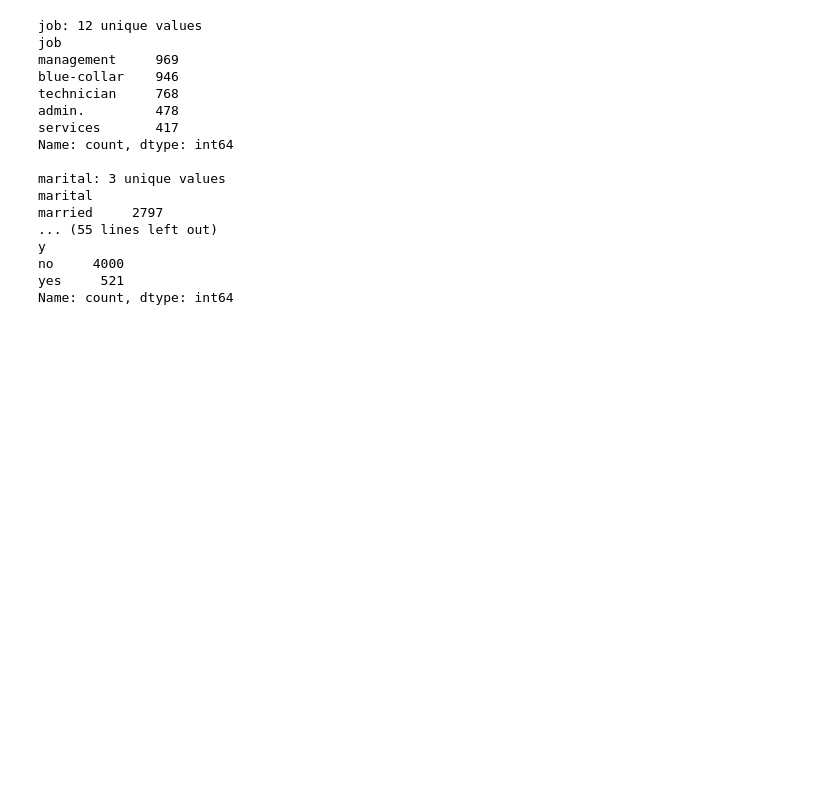
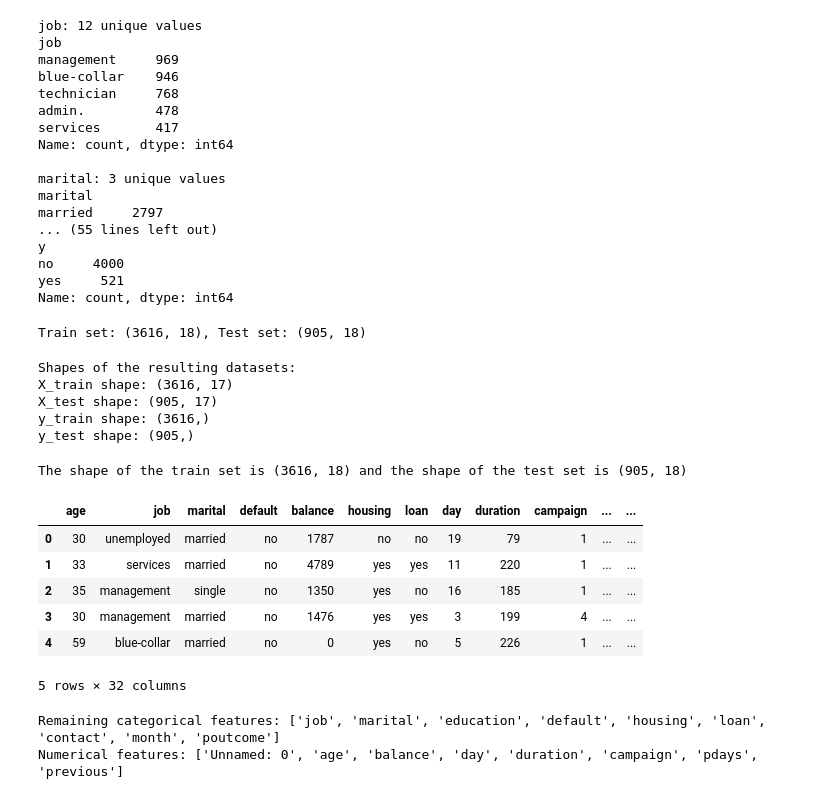
Before and after one commit to BelloOlawale/Olawale_Ml_project, a Jupyter notebook: improved_EDA.ipynb, the cells around one changed output. Cells and saved outputs as stored; diff of their text form; code cells hidden in the pictures; blank space fills up the shorter version.

```diff
--- a/improved_EDA.ipynb
+++ b/improved_EDA.ipynb
@@ -314,0 +319,21 @@ Name: count, dtype: int64
+# %%
+from sklearn.model_selection import train_test_split
+
+train_set, test_set = train_test_split(df, test_size=0.2, random_state=42)
+print(f"Train set: {train_set.shape}, Test set: {test_set.shape}")
+# %% [output]
+Train set: (3616, 18), Test set: (905, 18)
+# %%
+X_train, X_test, y_train, y_test = train_test_split(X, y, test_size=0.2, random_state=42)
+
+print("\nShapes of the resulting datasets:")
+print("X_train shape:", X_train.shape)
+print("X_test shape:", X_test.shape)
+print("y_train shape:", y_train.shape)
+print("y_test shape:", y_test.shape)
+# %% [output]
+Shapes of the resulting datasets:
+X_train shape: (3616, 17)
+X_test shape: (905, 17)
+y_train shape: (3616,)
+y_test shape: (905,)
@@ -314,0 +342,22 @@ Name: count, dtype: int64
+# %%
+print(f"The shape of the train set is {train_set.shape} and the shape of the test set is {test_set.shape}")
+# %% [output]
+The shape of the train set is (3616, 18) and the shape of the test set is (905, 18)
+# %%
+df['was_previously_contacted'] = df['pdays'].apply(lambda x: 0 if x == -1 else 1)
+df = pd.get_dummies(df, columns=['poutcome'], drop_first=True)
+df = pd.get_dummies(df, columns=['contact'], drop_first=True)
+df = pd.get_dummies(df, columns=['month'], drop_first=True)
+df = pd.get_dummies(df, columns=['education'], drop_first=True)
+df = df.drop('pdays', axis=1)
+df = df.drop('Unnamed: 0', axis=1)
+
+display(df.head())
+# %% [output]
+|  | age | job | marital | default | balance | housing | loan | day | duration | campaign | ... | ... |
+| 0 | 30 | unemployed | married | no | 1787 | no | no | 19 | 79 | 1 | ... | ... |
+| 1 | 33 | services | married | no | 4789 | yes | yes | 11 | 220 | 1 | ... | ... |
+| 2 | 35 | management | single | no | 1350 | yes | no | 16 | 185 | 1 | ... | ... |
+| 3 | 30 | management | married | no | 1476 | yes | yes | 3 | 199 | 4 | ... | ... |
+| 4 | 59 | blue-collar | married | no | 0 | yes | no | 5 | 226 | 1 | ... | ... |
+5 rows × 32 columns
@@ -314,0 +370,8 @@ Name: count, dtype: int64
+# %%
+numerical_features = X.select_dtypes(include=np.number).columns.tolist()
+categorical_features = X.select_dtypes(exclude=np.number).columns.tolist()
+print("Remaining categorical features:", categorical_features)
+print("Numerical features:", numerical_features)
+# %% [output]
+Remaining categorical features: ['job', 'marital', 'education', 'default', 'housing', 'loan', 'contact', 'month', 'poutcome']
+Numerical features: ['Unnamed: 0', 'age', 'balance', 'day', 'duration', 'campaign', 'pdays', 'previous']
```
Also changed, not shown: parts of 9 cells of this notebook, 11 other files.
